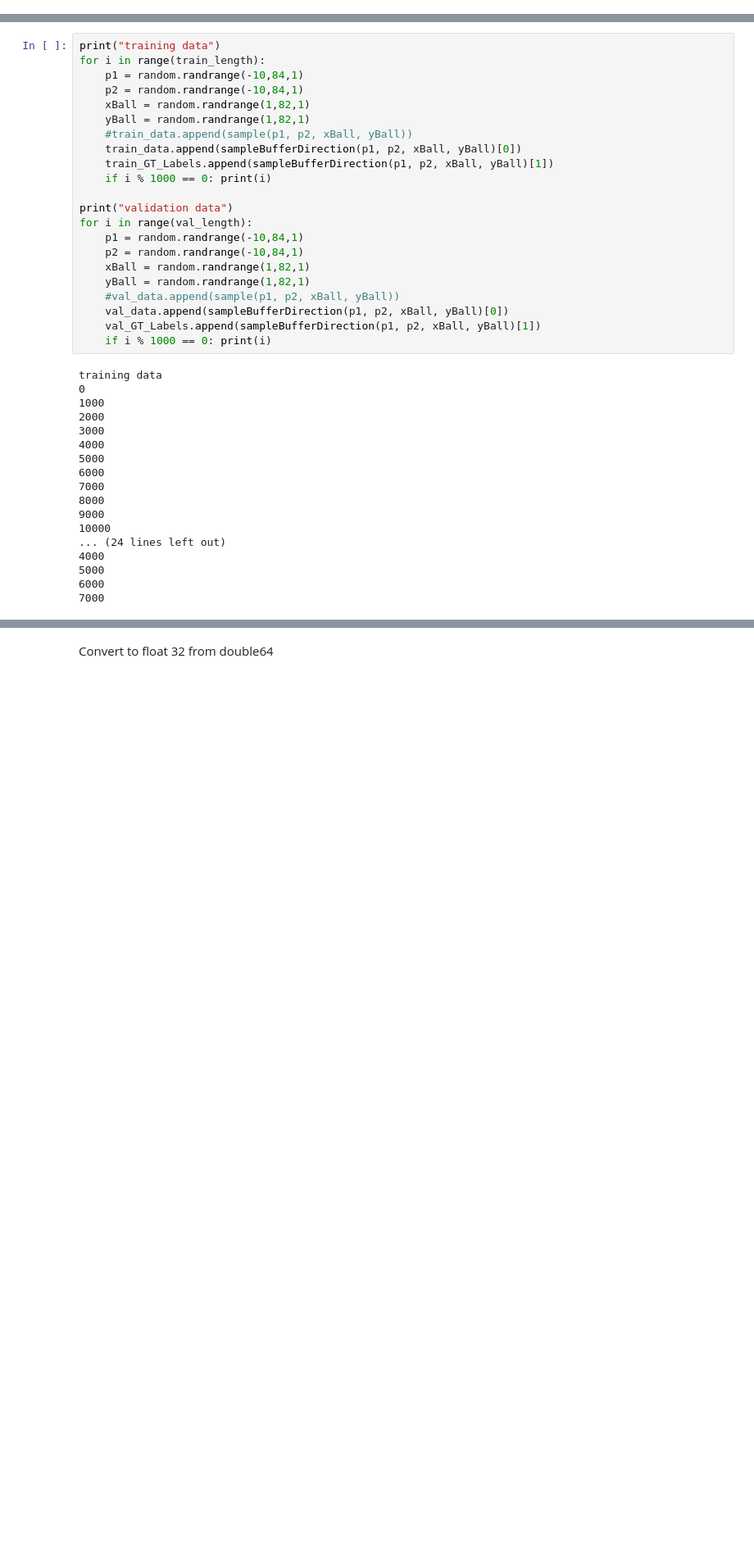
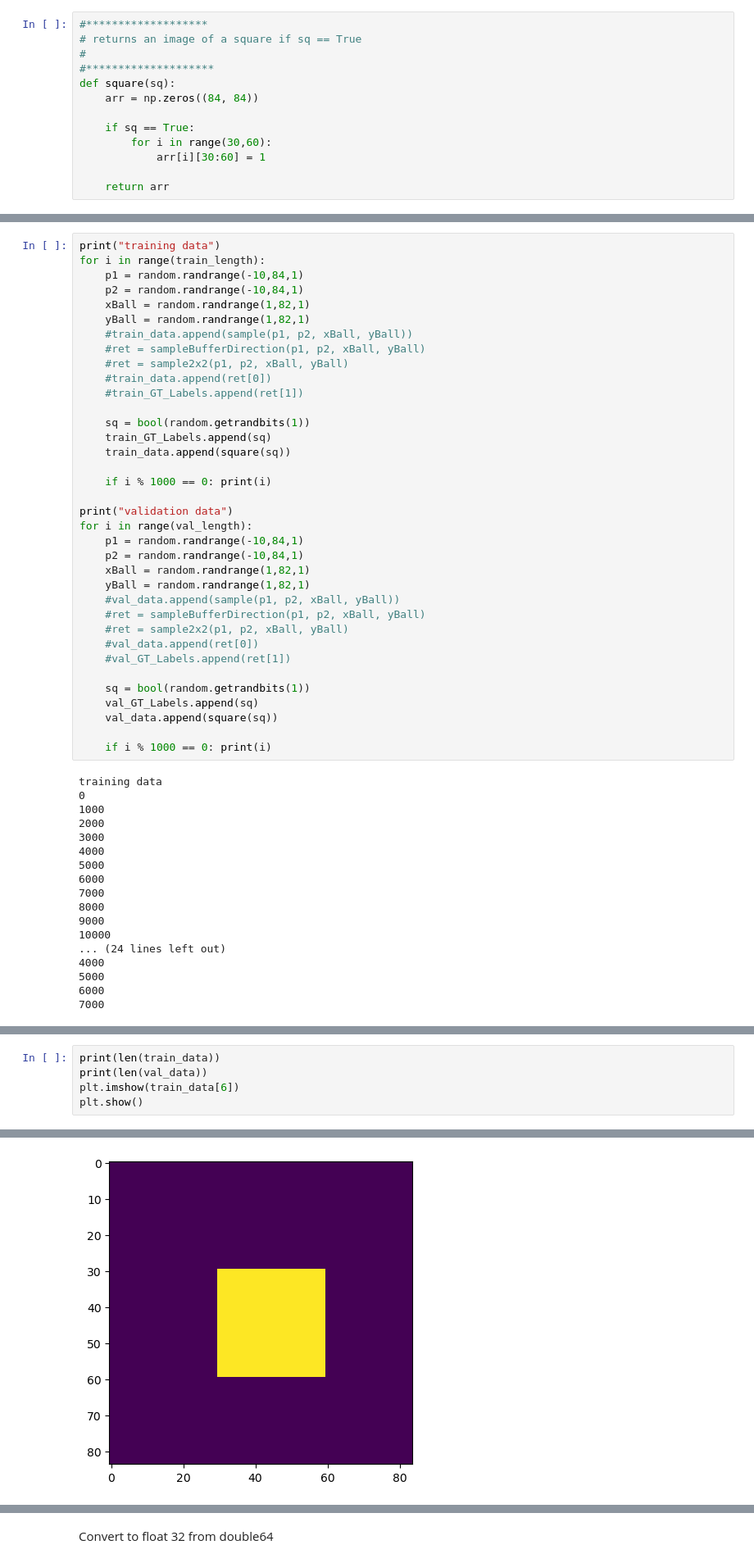
Before and after one commit to ericschreiber/Bachelorarbeit-Disentanglement-in-Reinforcement-Learning, a Jupyter notebook: Generate_data_hardcode.ipynb, the cells around one changed output, grey strips where cells are left out. Shown at 82% size. Drawn from its saved outputs; the diff is of its cells as text; blank space fills up the shorter version.

```diff
--- a/Generate_data_hardcode.ipynb
+++ b/Generate_data_hardcode.ipynb
@@ -191,3 +225,16 @@ def sampleBufferDirection(p1, p2, xBall, yBall):
+# %%
+#*******************
+# returns an image of a square if sq == True
+#
+#********************
+def square(sq):
+    arr = np.zeros((84, 84))
+
+    if sq == True:
+        for i in range(30,60):
+            arr[i][30:60] = 1
+
+    return arr
 # %%
 plt.imshow(sample(-9, 83, 1,82))
 plt.show()
@@ -228,8 +285,15 @@ for i in range(train_length):
     xBall = random.randrange(1,82,1)
     yBall = random.randrange(1,82,1)
     #train_data.append(sample(p1, p2, xBall, yBall))
-    train_data.append(sampleBufferDirection(p1, p2, xBall, yBall)[0])
-    train_GT_Labels.append(sampleBufferDirection(p1, p2, xBall, yBall)[1])
+    #ret = sampleBufferDirection(p1, p2, xBall, yBall)
+    #ret = sample2x2(p1, p2, xBall, yBall)
+    #train_data.append(ret[0])
+    #train_GT_Labels.append(ret[1])
+
+    sq = bool(random.getrandbits(1))
+    train_GT_Labels.append(sq)
+    train_data.append(square(sq))
+
     if i % 1000 == 0: print(i)
 
 print("validation data")
@@ -239,8 +303,15 @@ for i in range(val_length):
     xBall = random.randrange(1,82,1)
     yBall = random.randrange(1,82,1)
     #val_data.append(sample(p1, p2, xBall, yBall))
-    val_data.append(sampleBufferDirection(p1, p2, xBall, yBall)[0])
-    val_GT_Labels.append(sampleBufferDirection(p1, p2, xBall, yBall)[1])
+    #ret = sampleBufferDirection(p1, p2, xBall, yBall)
+    #ret = sample2x2(p1, p2, xBall, yBall)
+    #val_data.append(ret[0])
+    #val_GT_Labels.append(ret[1])
+
+    sq = bool(random.getrandbits(1))
+    val_GT_Labels.append(sq)
+    val_data.append(square(sq))
+
     if i % 1000 == 0: print(i)
 # %% [output]
 training data
@@ -282,0 +354,6 @@ plt.show()
+# %%
+print(len(train_data))
+print(len(val_data))
+plt.imshow(train_data[6])
+plt.show()
+# %% [output]
@@ -282,0 +362 @@ plt.show()
+[figure, added]
```
Also changed, not shown: parts of 14 cells of this notebook, 7 other files.
